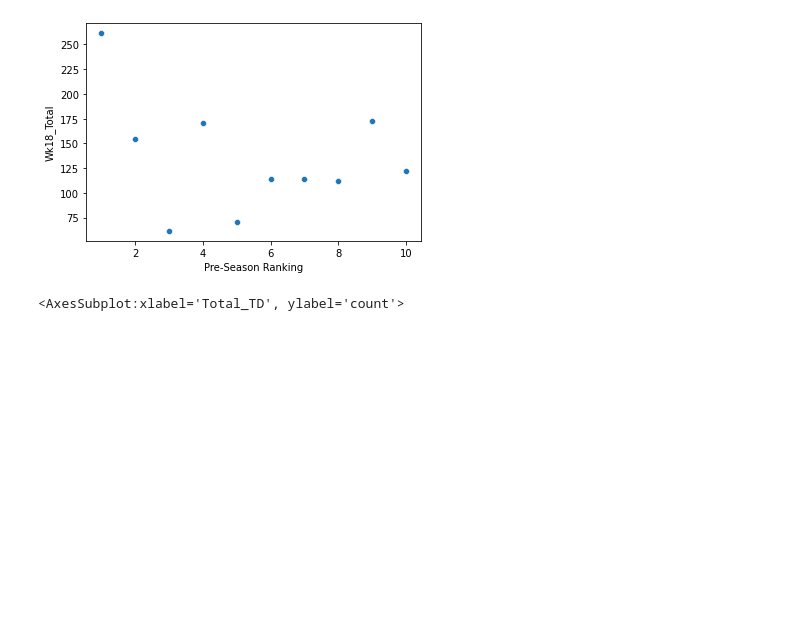
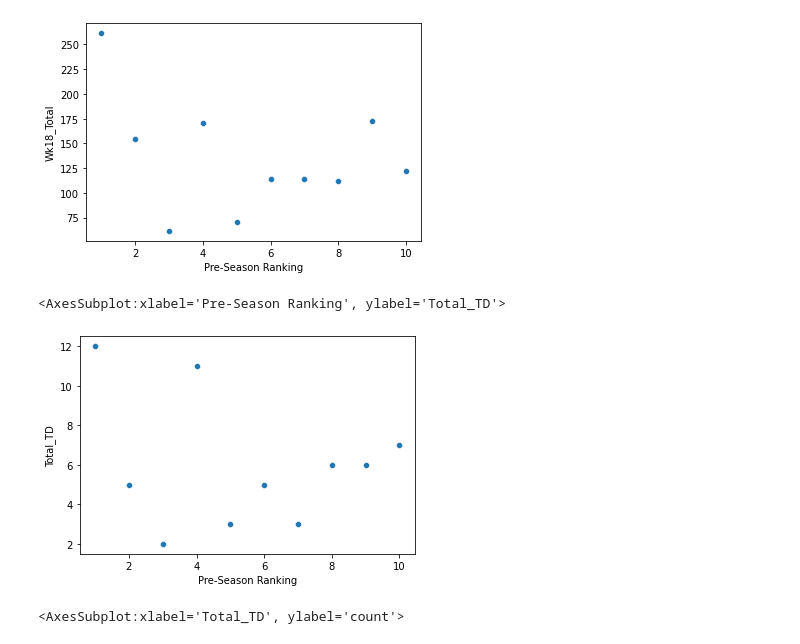
Before and after one commit to jonpb99/Fantasy_Football_Data_Analytics, a Jupyter notebook: 2022_Data/ff_research_te.ipynb, the cells around one changed output. Saved outputs shown, nothing was run; the diff lists cells and outputs as text; code cells hidden in the pictures; blank space fills up the shorter version.

```diff
--- a/2022_Data/ff_research_te.ipynb
+++ b/2022_Data/ff_research_te.ipynb
@@ -38,6 +38,11 @@ sns.scatterplot(x = "Pre-Season Ranking", y = "Wk18_Total", data = df)
 # %% [output]
 <AxesSubplot:xlabel='Pre-Season Ranking', ylabel='Wk18_Total'>
 [figure]
+# %%
+sns.scatterplot(x = "Pre-Season Ranking", y = "Total_TD", data = df)
+# %% [output]
+<AxesSubplot:xlabel='Pre-Season Ranking', ylabel='Total_TD'>
+[figure, added]
 # %%
 sns.countplot(x='Total_TD',data=df)
 # %% [output]
```
Also changed, not shown: parts of 15 cells of this notebook, 1 other file.
